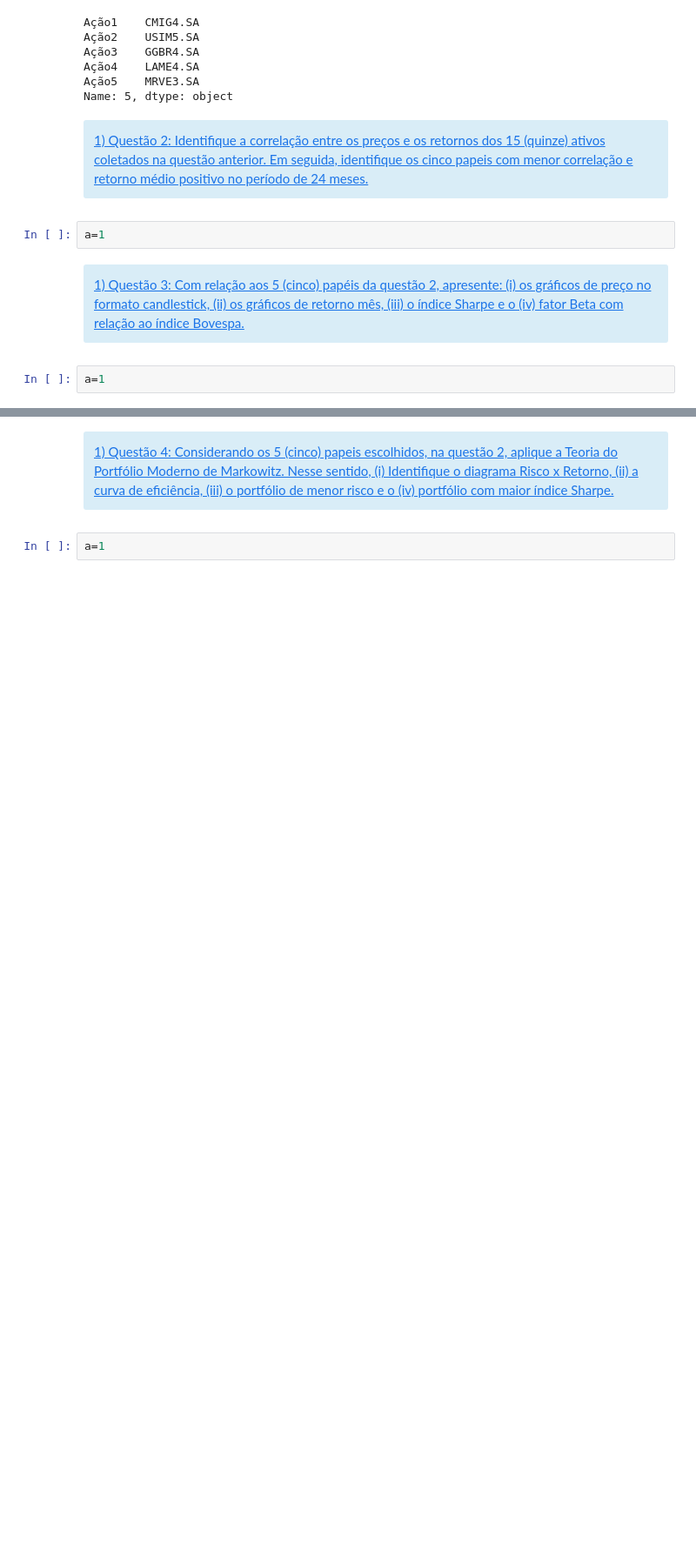
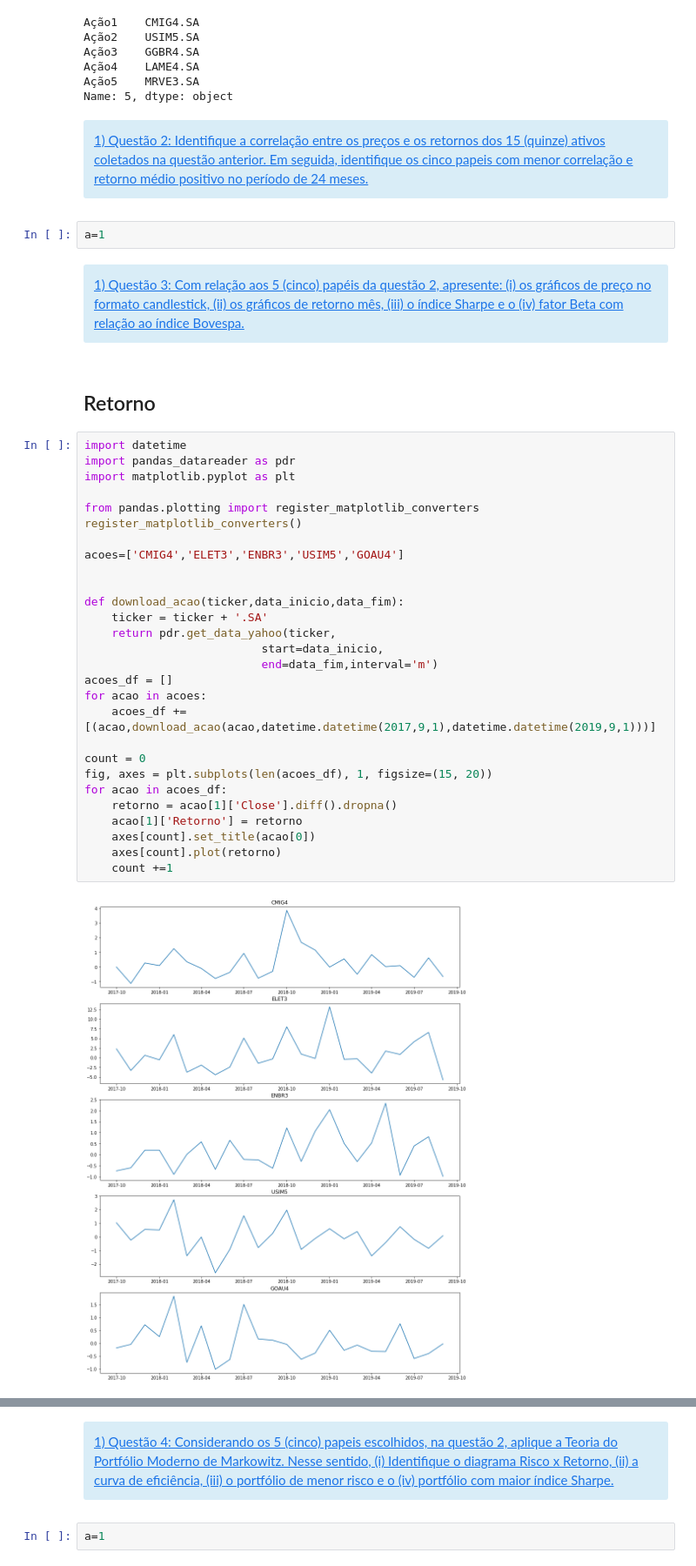
Before and after one commit to AlgotradingQueLucra/Trabalho-1, a Jupyter notebook: Primeira_2BAtividade_2BPr_C3_A1tica_2BAvaliativa.ipynb, the cells around one changed output, grey strips where cells are left out. Shown at 87% size. Saved outputs shown, nothing was run; the diff lists cells and outputs as text; blank space fills up the shorter version.

```diff
--- a/Primeira_2BAtividade_2BPr_C3_A1tica_2BAvaliativa.ipynb
+++ b/Primeira_2BAtividade_2BPr_C3_A1tica_2BAvaliativa.ipynb
@@ -566,5 +566,35 @@ a=1
     <div class="alert alert-block alert-info" style="margin-top: 0px">
         <h><a href="#Tópicos"><h>1) Questão 3: Com relação aos 5 (cinco) papéis da questão 2, apresente: (i) os gráficos de preço no formato candlestick, (ii) os gráficos de retorno mês, (iii) o índice Sharpe e o (iv) fator Beta com relação ao índice Bovespa.</h></a></h>
 </div> </div>
-# %%
-a=1
+# %% [markdown]
+## Retorno
+# %%
+import datetime
+import pandas_datareader as pdr
+import matplotlib.pyplot as plt
+
+from pandas.plotting import register_matplotlib_converters
+register_matplotlib_converters()
+
+acoes=['CMIG4','ELET3','ENBR3','USIM5','GOAU4']
+
+
+def download_acao(ticker,data_inicio,data_fim):
+    ticker = ticker + '.SA'
+    return pdr.get_data_yahoo(ticker,
+                          start=data_inicio,
+                          end=data_fim,interval='m')
+acoes_df = []
+for acao in acoes:
+    acoes_df += [(acao,download_acao(acao,datetime.datetime(2017,9,1),datetime.datetime(2019,9,1)))]
+
+count = 0
+fig, axes = plt.subplots(len(acoes_df), 1, figsize=(15, 20))
+for acao in acoes_df:
+    retorno = acao[1]['Close'].diff().dropna()
+    acao[1]['Retorno'] = retorno
+    axes[count].set_title(acao[0])
+    axes[count].plot(retorno)
+    count +=1
+# %% [output]
+[figure, added]
```
Also changed, not shown: parts of 6 cells of this notebook.
